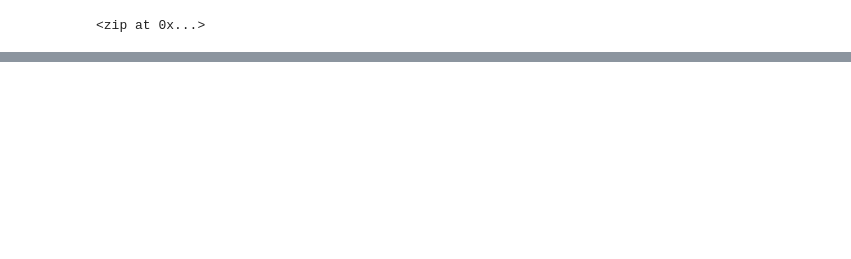
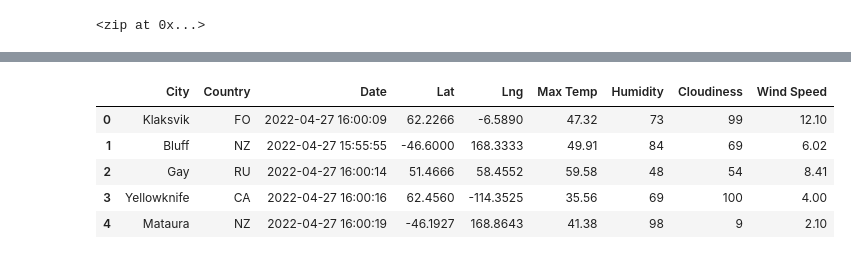
Before and after one commit to rileyky1/World_Weather_Analysis, a Jupyter notebook: WeatherPy.ipynb, the cells around one changed output, grey strips where cells are left out. Saved outputs shown, nothing was run; the diff lists cells and outputs as text; code cells hidden in the pictures; blank space fills up the shorter version.

```diff
--- a/WeatherPy.ipynb
+++ b/WeatherPy.ipynb
@@ -39,0 +156,11 @@ len(cities)
+# %%
+new_column_order = ["City", "Country", "Date", "Lat", "Lng", "Max Temp", "Humidity", "Cloudiness", "Wind Speed"]
+city_data_df = city_data_df[new_column_order]
+city_data_df.head()
+# %% [output]
+|  | City | Country | Date | Lat | Lng | Max Temp | Humidity | Cloudiness | Wind Speed |
+| 0 | Klaksvik | FO | 2022-04-27 16:00:09 | 62.2266 | -6.5890 | 47.32 | 73 | 99 | 12.10 |
+| 1 | Bluff | NZ | 2022-04-27 15:55:55 | -46.6000 | 168.3333 | 49.91 | 84 | 69 | 6.02 |
+| 2 | Gay | RU | 2022-04-27 16:00:14 | 51.4666 | 58.4552 | 59.58 | 48 | 54 | 8.41 |
+| 3 | Yellowknife | CA | 2022-04-27 16:00:16 | 62.4560 | -114.3525 | 35.56 | 69 | 100 | 4.00 |
+| 4 | Mataura | NZ | 2022-04-27 16:00:19 | -46.1927 | 168.8643 | 41.38 | 98 | 9 | 2.10 |
```
Also changed, not shown: parts of 9 cells of this notebook, 3 other files.
